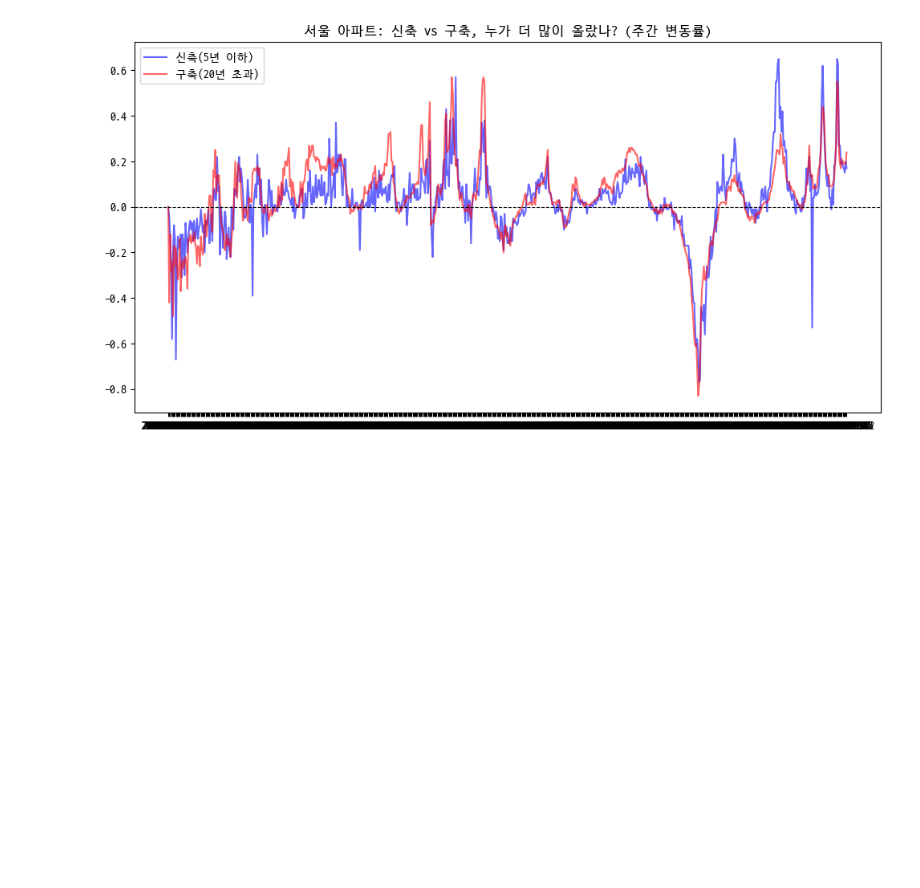
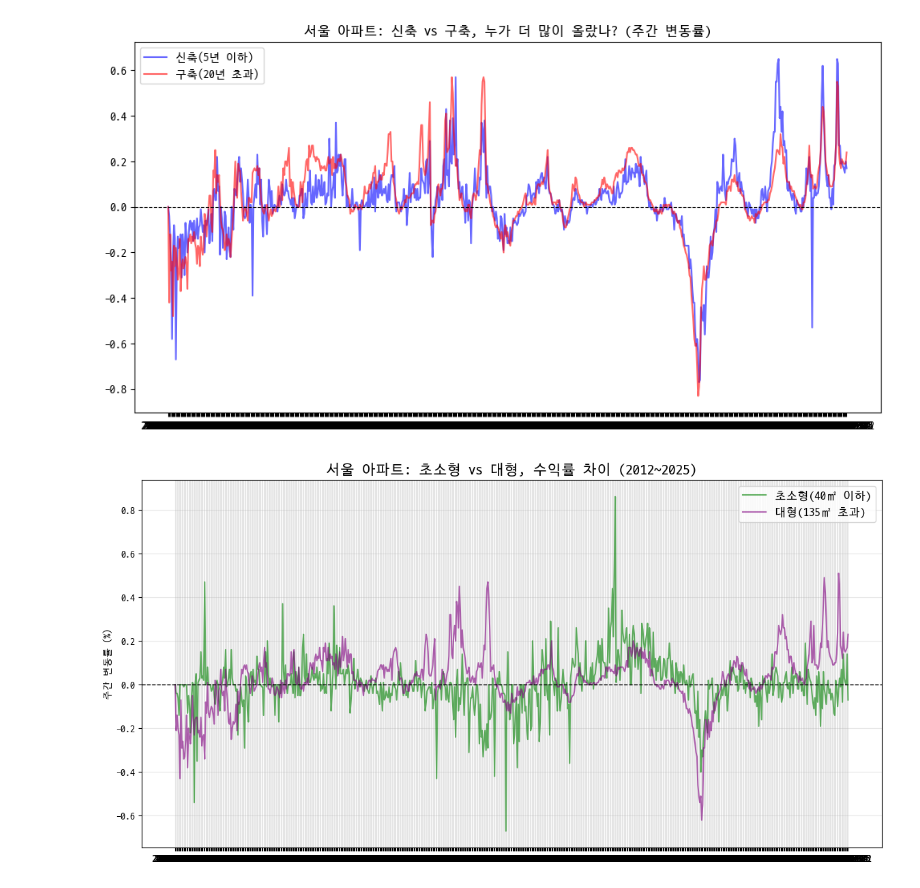
Before and after one commit to kwsahe/Ecommerce-Data-Analysis-Practice, a Jupyter notebook: 03_Modeling/Day15_Seoul_Apartment.ipynb, the cells around one changed output. Drawn from its saved outputs; the diff is of its cells as text; code cells hidden in the pictures; blank space fills up the shorter version.

```diff
--- a/03_Modeling/Day15_Seoul_Apartment.ipynb
+++ b/03_Modeling/Day15_Seoul_Apartment.ipynb
@@ -117,3 +121,22 @@ plt.legend()
 plt.show()
 # %% [output]
 [figure]
+# %%
+import matplotlib.pyplot as plt
+
+plt.figure(figsize=(14, 7))
+
+plt.plot(df['Date'], df['Size_0_40'], label='초소형(40㎡ 이하)', color='green', alpha=0.6, linewidth=1.5)
+
+plt.plot(df['Date'], df['Size_135_over'], label='대형(135㎡ 초과)', color='purple', alpha=0.6, linewidth=1.5)
+
+plt.axhline(0, color='black', linestyle='--', linewidth=1)
+
+plt.title("서울 아파트: 초소형 vs 대형, 수익률 차이 (2012~2025)", fontsize=15)
+plt.ylabel("주간 변동률 (%)")
+plt.legend(fontsize=12)
+plt.grid(True, alpha=0.3)
+
+plt.show()
+# %% [output]
+[figure, added]
```
Also changed, not shown: parts of 5 cells of this notebook, 1 other file.
